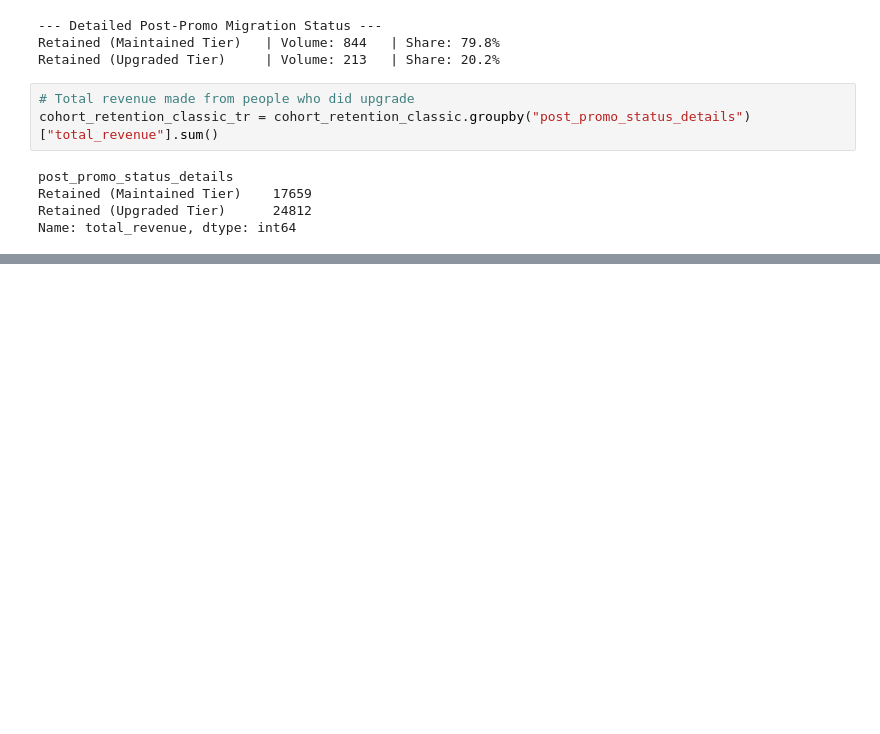
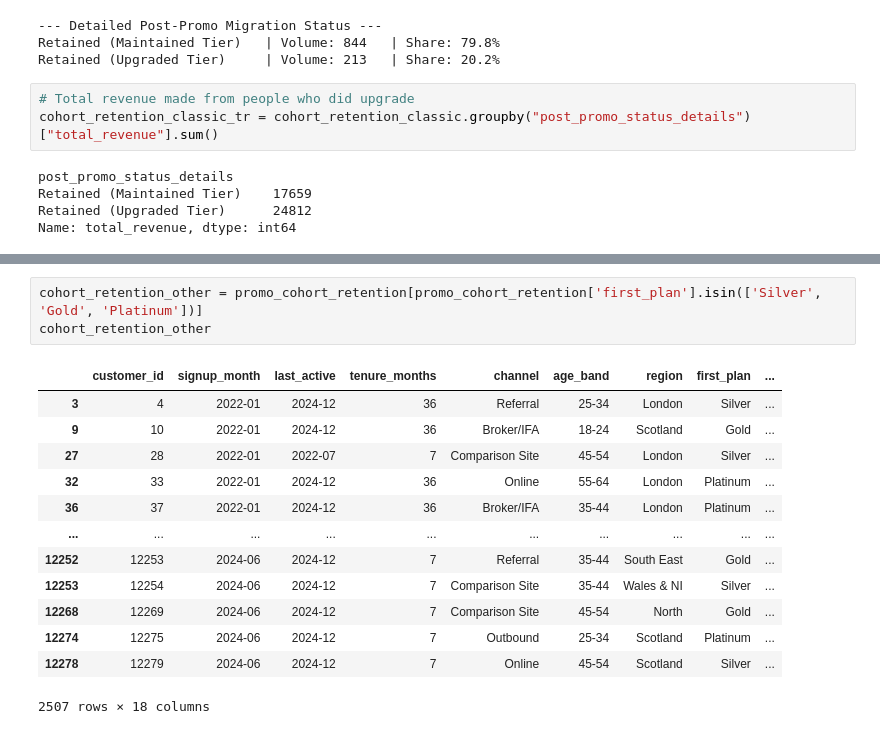
Before and after one commit to geraintmelville/moneycraft_project, a Jupyter notebook: Ysabela_MoneyCraft_Project_Promo.ipynb, the cells around one changed output, grey strips where cells are left out. Cells and saved outputs as stored; diff of their text form; blank space fills up the shorter version.

Commit message:
Further ROI analysis on other plans/tiers

```diff
--- a/Ysabela_MoneyCraft_Project_Promo.ipynb
+++ b/Ysabela_MoneyCraft_Project_Promo.ipynb
@@ -435,3 +447,20 @@ cohort_retention_classic_roi = ((final_value - initial_value) / initial_value) *
 cohort_retention_classic_roi
 # %% [output]
 np.float64(-43.76246600181324)
+# %%
+cohort_retention_other = promo_cohort_retention[promo_cohort_retention['first_plan'].isin(['Silver', 'Gold', 'Platinum'])]
+cohort_retention_other
+# %% [output]
+|  | customer_id | signup_month | last_active | tenure_months | channel | age_band | region | first_plan | ... |
+| 3 | 4 | 2022-01 | 2024-12 | 36 | Referral | 25-34 | London | Silver | ... |
+| 9 | 10 | 2022-01 | 2024-12 | 36 | Broker/IFA | 18-24 | Scotland | Gold | ... |
+| 27 | 28 | 2022-01 | 2022-07 | 7 | Comparison Site | 45-54 | London | Silver | ... |
+| 32 | 33 | 2022-01 | 2024-12 | 36 | Online | 55-64 | London | Platinum | ... |
+| 36 | 37 | 2022-01 | 2024-12 | 36 | Broker/IFA | 35-44 | London | Platinum | ... |
+| ... | ... | ... | ... | ... | ... | ... | ... | ... | ... |
+| 12252 | 12253 | 2024-06 | 2024-12 | 7 | Referral | 35-44 | South East | Gold | ... |
+| 12253 | 12254 | 2024-06 | 2024-12 | 7 | Comparison Site | 35-44 | Wales & NI | Silver | ... |
+| 12268 | 12269 | 2024-06 | 2024-12 | 7 | Comparison Site | 45-54 | North | Gold | ... |
+| 12274 | 12275 | 2024-06 | 2024-12 | 7 | Outbound | 25-34 | Scotland | Platinum | ... |
+| 12278 | 12279 | 2024-06 | 2024-12 | 7 | Online | 45-54 | Scotland | Silver | ... |
+2507 rows × 18 columns
```
Also changed, not shown: parts of 7 cells of this notebook.
